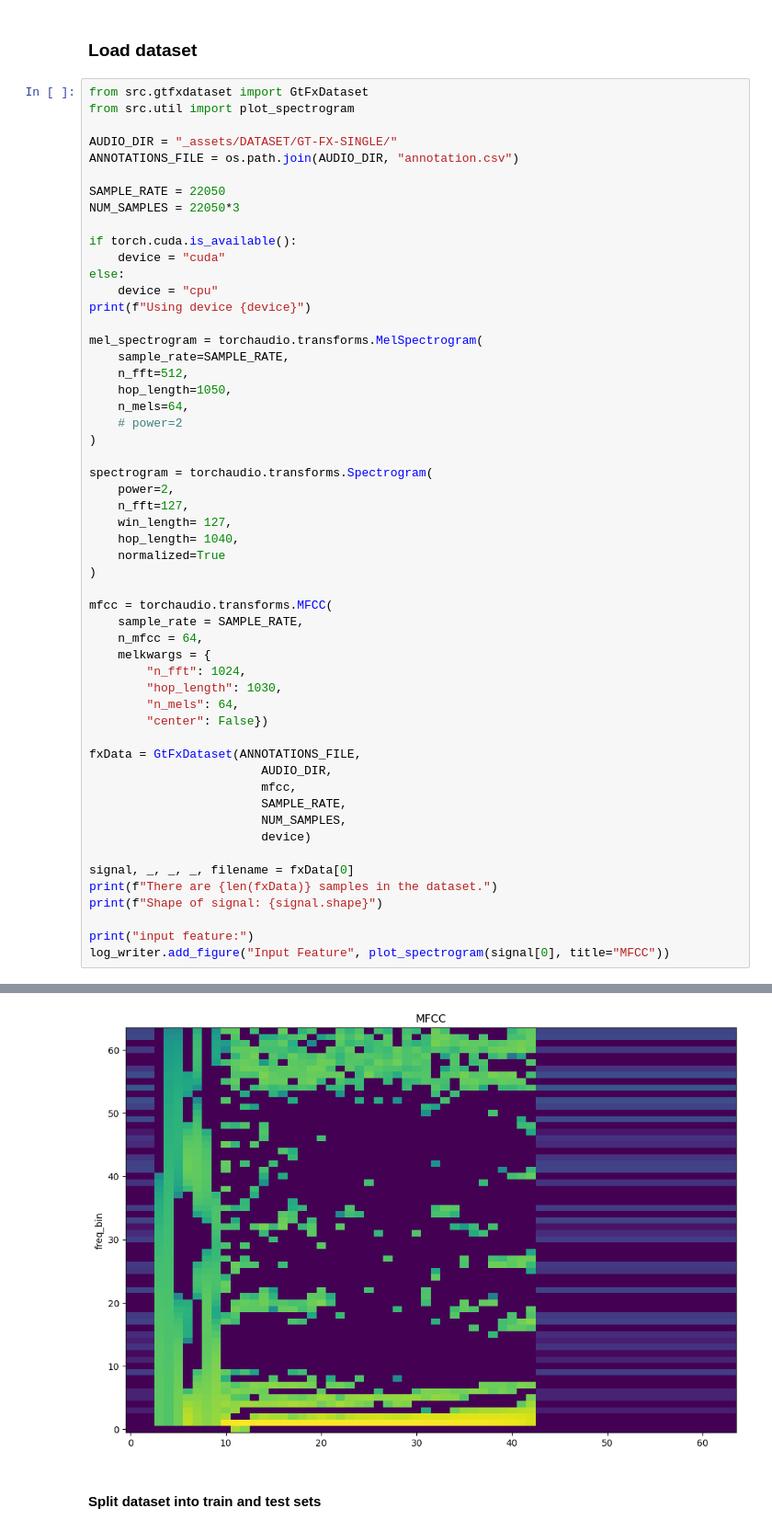
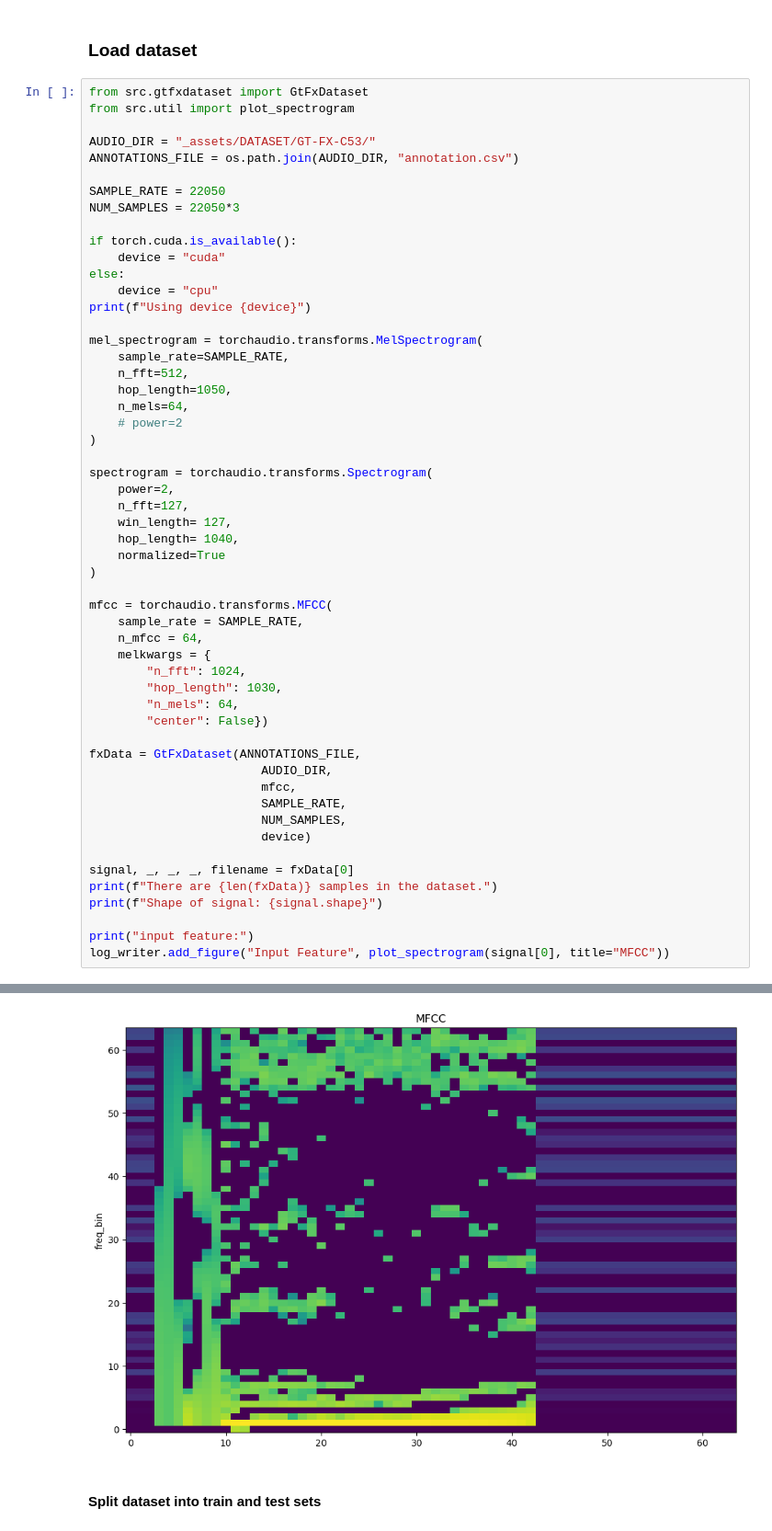
Before and after one commit to DCisHurt/Guitar-MIR, a Jupyter notebook: ex2_effect_classification.ipynb, the cells around one changed output, grey strips where cells are left out. Shown at 92% size. Drawn from its saved outputs; the diff is of its cells as text.

```diff
--- a/ex2_effect_classification.ipynb
+++ b/ex2_effect_classification.ipynb
@@ -22,7 +22,7 @@ log_writer = SummaryWriter(LOG_DIR)
 from src.gtfxdataset import GtFxDataset
 from src.util import plot_spectrogram
 
-AUDIO_DIR = "_assets/DATASET/GT-FX-SINGLE/"
+AUDIO_DIR = "_assets/DATASET/GT-FX-C53/"
 ANNOTATIONS_FILE = os.path.join(AUDIO_DIR, "annotation.csv")
 
 SAMPLE_RATE = 22050
@@ -78,6 +78,6 @@ There are 585 samples in the dataset.
 Shape of signal: torch.Size([1, 64, 64])
 input feature:
-[figure, old version]
+[figure, new version]
 # %% [markdown]
 #### Split dataset into train and test sets
 # %%
```
Also changed, not shown: parts of 4 cells of this notebook, 7 other files.
